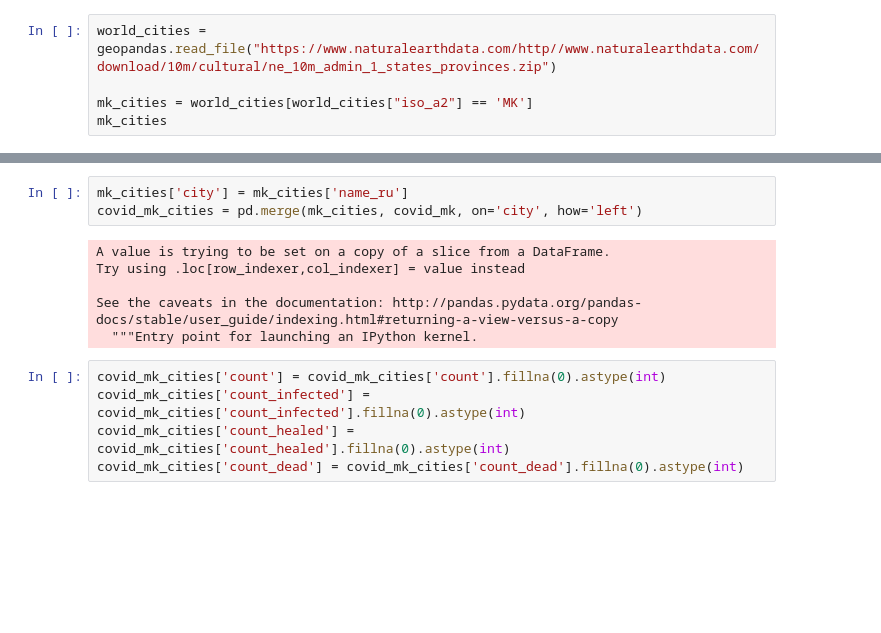
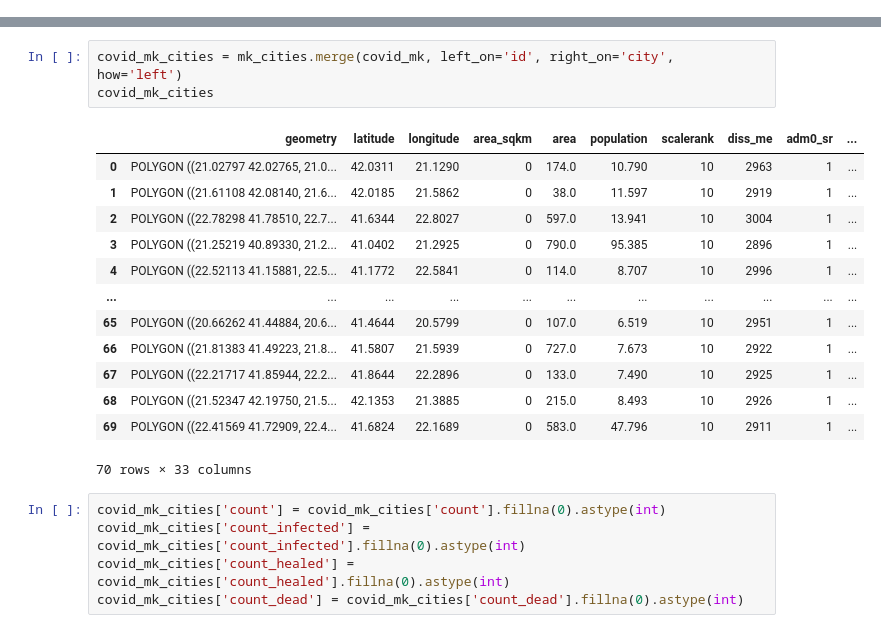
Before and after one commit to VikiPeeva/coronavirus-macedonia-tryouts, a Jupyter notebook: maps/mk_city_layer.ipynb, the cells around one changed output, grey strips where cells are left out. Cells and saved outputs as stored; diff of their text form; blank space fills up the shorter version.

```diff
--- a/maps/mk_city_layer.ipynb
+++ b/maps/mk_city_layer.ipynb
@@ -57,5 +70,0 @@ covid_mk
-# %%
-world_cities = geopandas.read_file("https://www.naturalearthdata.com/http//www.naturalearthdata.com/download/10m/cultural/ne_10m_admin_1_states_provinces.zip")
-
-mk_cities = world_cities[world_cities["iso_a2"] == 'MK']
-mk_cities
@@ -76,12 +71,20 @@ mk_cities
 # %%
-mk_cities['city'] = mk_cities['name_ru']
-covid_mk_cities = pd.merge(mk_cities, covid_mk, on='city', how='left')
+covid_mk_cities = mk_cities.merge(covid_mk, left_on='id', right_on='city', how='left')
+covid_mk_cities
 # %% [output]
+|  | geometry | latitude | longitude | area_sqkm | area | population | scalerank | diss_me | adm0_sr | ... |
+| 0 | POLYGON ((21.02797 42.02765, 21.0... | 42.0311 | 21.1290 | 0 | 174.0 | 10.790 | 10 | 2963 | 1 | ... |
+| 1 | POLYGON ((21.61108 42.08140, 21.6... | 42.0185 | 21.5862 | 0 | 38.0 | 11.597 | 10 | 2919 | 1 | ... |
+| 2 | POLYGON ((22.78298 41.78510, 22.7... | 41.6344 | 22.8027 | 0 | 597.0 | 13.941 | 10 | 3004 | 1 | ... |
+| 3 | POLYGON ((21.25219 40.89330, 21.2... | 41.0402 | 21.2925 | 0 | 790.0 | 95.385 | 10 | 2896 | 1 | ... |
+| 4 | POLYGON ((22.52113 41.15881, 22.5... | 41.1772 | 22.5841 | 0 | 114.0 | 8.707 | 10 | 2996 | 1 | ... |
+| ... | ... | ... | ... | ... | ... | ... | ... | ... | ... | ... |
+| 65 | POLYGON ((20.66262 41.44884, 20.6... | 41.4644 | 20.5799 | 0 | 107.0 | 6.519 | 10 | 2951 | 1 | ... |
+| 66 | POLYGON ((21.81383 41.49223, 21.8... | 41.5807 | 21.5939 | 0 | 727.0 | 7.673 | 10 | 2922 | 1 | ... |
+| 67 | POLYGON ((22.21717 41.85944, 22.2... | 41.8644 | 22.2896 | 0 | 133.0 | 7.490 | 10 | 2925 | 1 | ... |
+| 68 | POLYGON ((21.52347 42.19750, 21.5... | 42.1353 | 21.3885 | 0 | 215.0 | 8.493 | 10 | 2926 | 1 | ... |
+| 69 | POLYGON ((22.41569 41.72909, 22.4... | 41.6824 | 22.1689 | 0 | 583.0 | 47.796 | 10 | 2911 | 1 | ... |
-A value is trying to be set on a copy of a slice from a DataFrame.
-Try using .loc[row_indexer,col_indexer] = value instead
-
-See the caveats in the documentation: http://pandas.pydata.org/pandas-docs/stable/user_guide/indexing.html#returning-a-view-versus-a-copy
-  """Entry point for launching an IPython kernel.
+70 rows × 33 columns
 # %%
 covid_mk_cities['count'] = covid_mk_cities['count'].fillna(0).astype(int)
 covid_mk_cities['count_infected'] = covid_mk_cities['count_infected'].fillna(0).astype(int)
```
Also changed, not shown: parts of 19 cells of this notebook, 4 other files.
